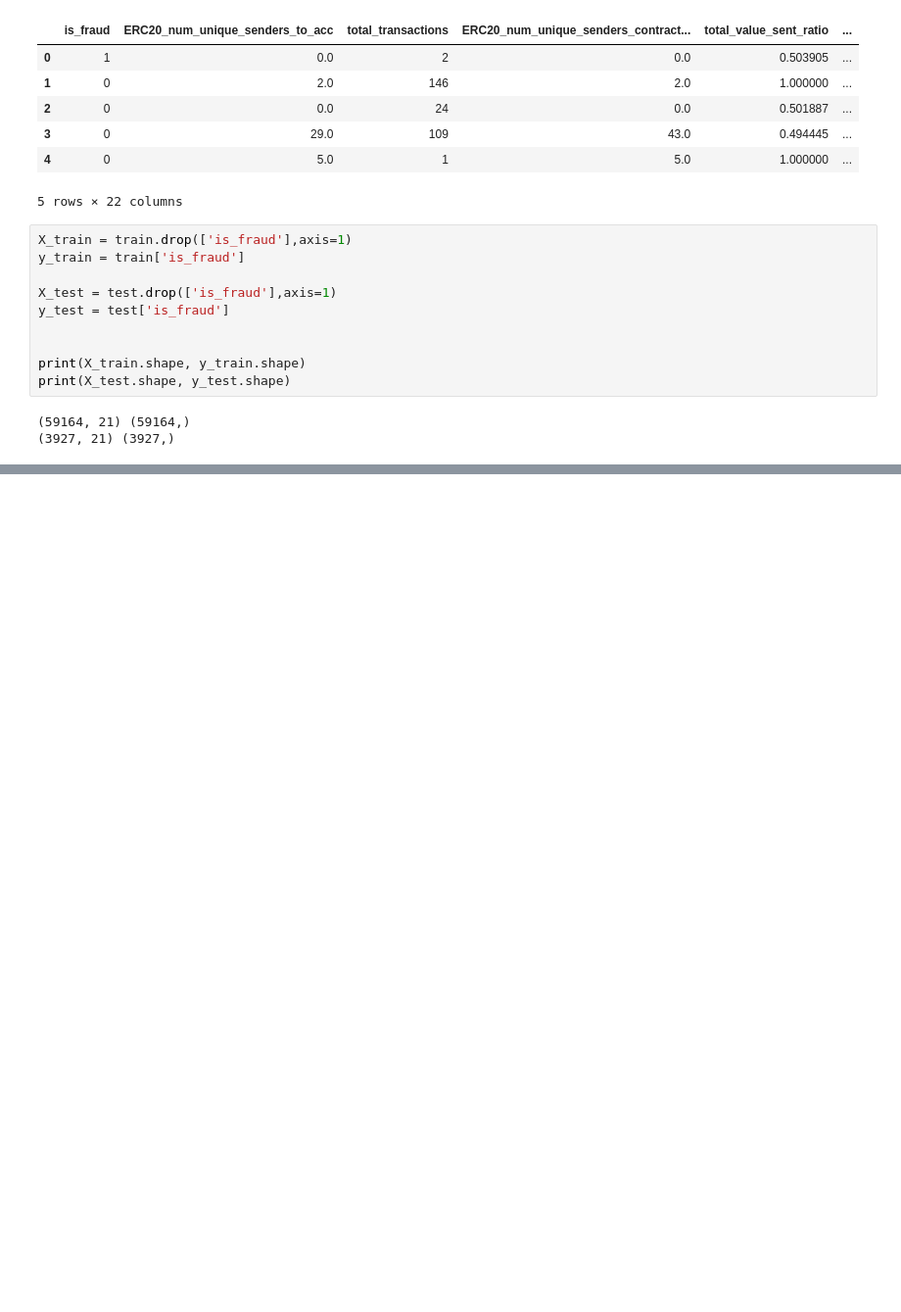
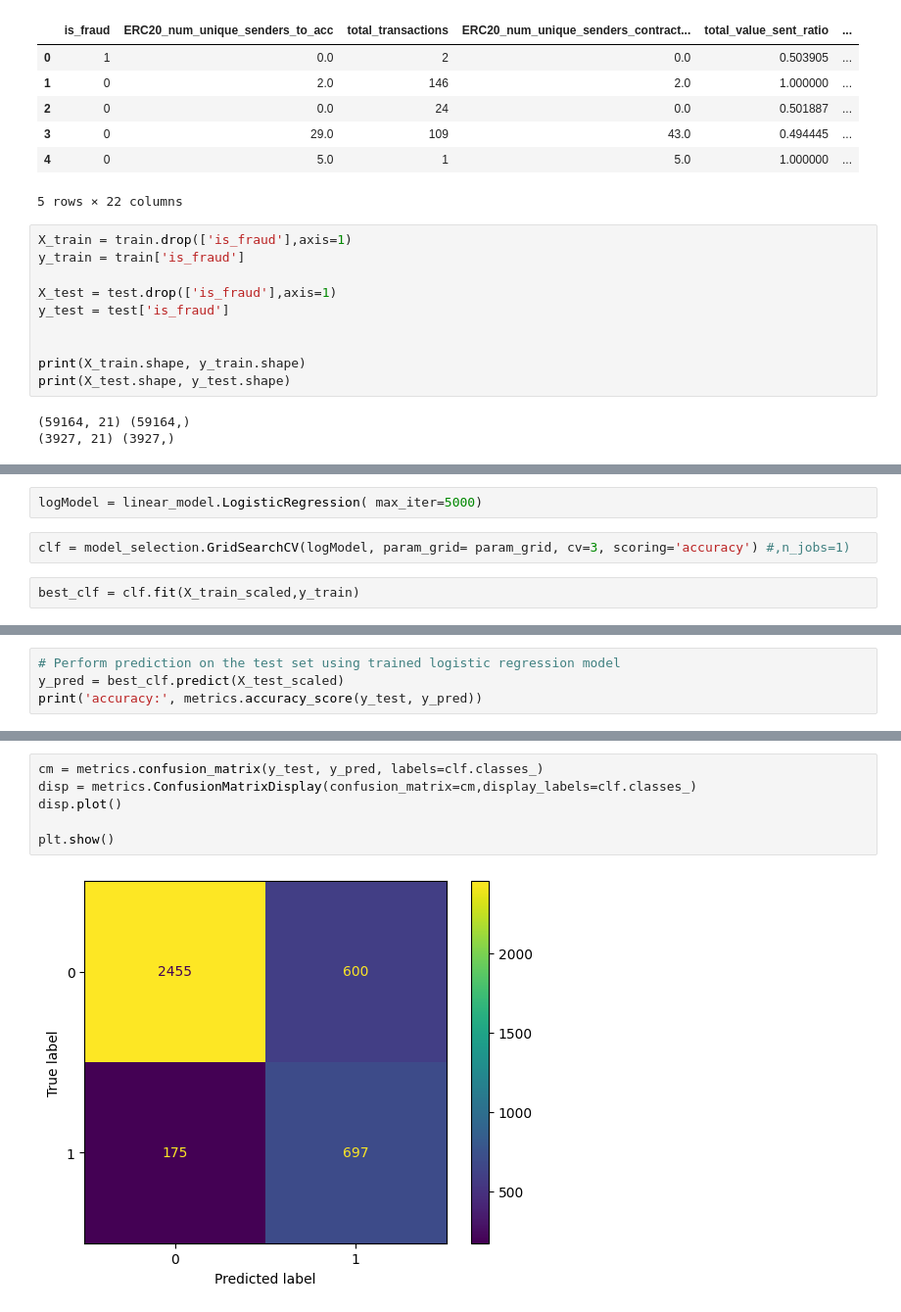
Before and after one commit to ysjprojects/BT4012-Project, a Jupyter notebook: notebooks/Logistic_regression.ipynb, the cells around one changed output, grey strips where cells are left out. Shown at 98% size. Saved outputs shown, nothing was run; the diff lists cells and outputs as text; blank space fills up the shorter version.

Commit message:
Hyper Param Tuning for log reg

```diff
--- a/notebooks/Logistic_regression.ipynb
+++ b/notebooks/Logistic_regression.ipynb
@@ -68,0 +96,6 @@ accuracy: 0.7993379169849758
+# %%
+logModel = linear_model.LogisticRegression( max_iter=5000)
+# %%
+clf = model_selection.GridSearchCV(logModel, param_grid= param_grid, cv=3, scoring='accuracy') #,n_jobs=1)
+# %%
+best_clf = clf.fit(X_train_scaled,y_train)
@@ -68,0 +128,4 @@ accuracy: 0.7993379169849758
+# %%
+# Perform prediction on the test set using trained logistic regression model
+y_pred = best_clf.predict(X_test_scaled)
+print('accuracy:', metrics.accuracy_score(y_test, y_pred))
@@ -68,0 +146,8 @@ accuracy: 0.7993379169849758
+# %%
+cm = metrics.confusion_matrix(y_test, y_pred, labels=clf.classes_)
+disp = metrics.ConfusionMatrixDisplay(confusion_matrix=cm,display_labels=clf.classes_)
+disp.plot()
+
+plt.show()
+# %% [output]
+[figure, added]
```
Also changed, not shown: parts of 22 cells of this notebook.
